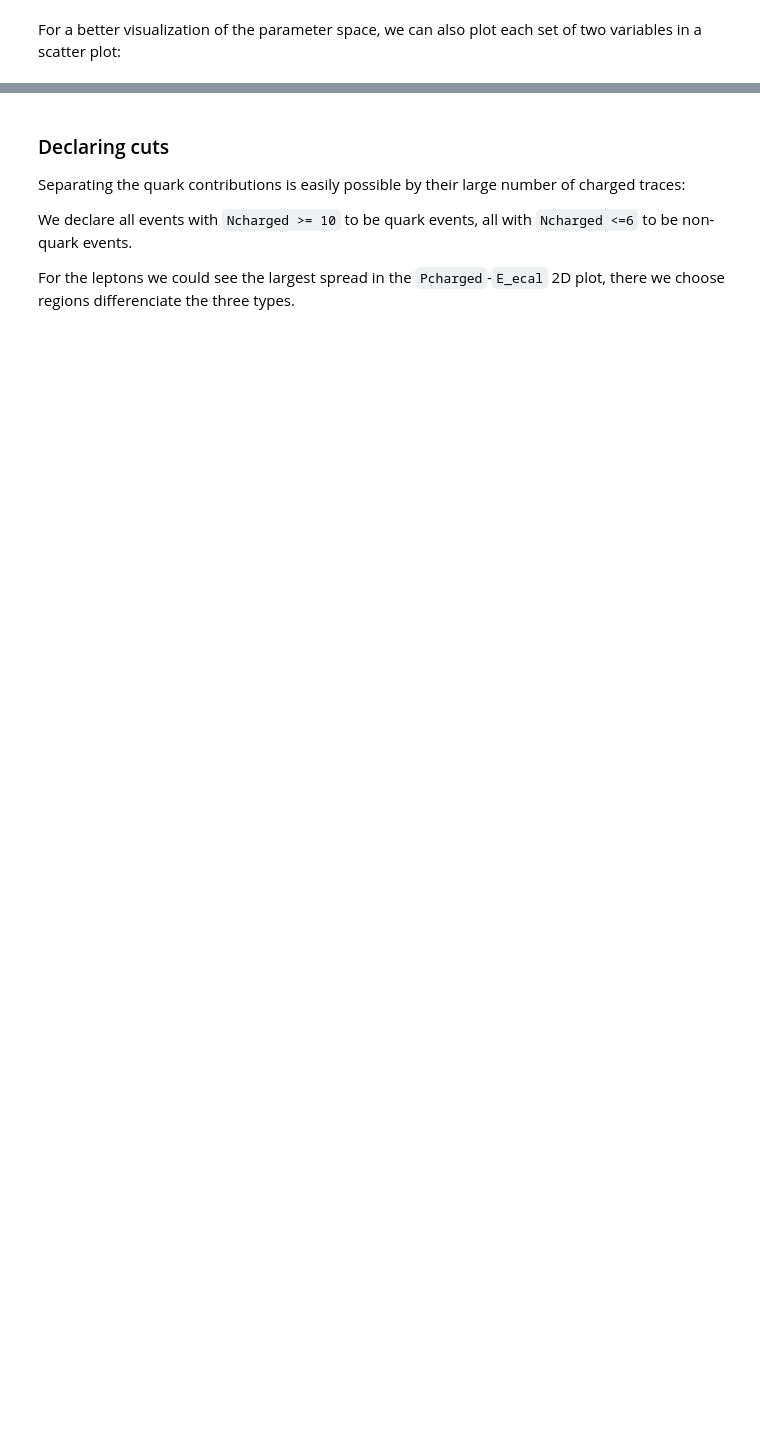
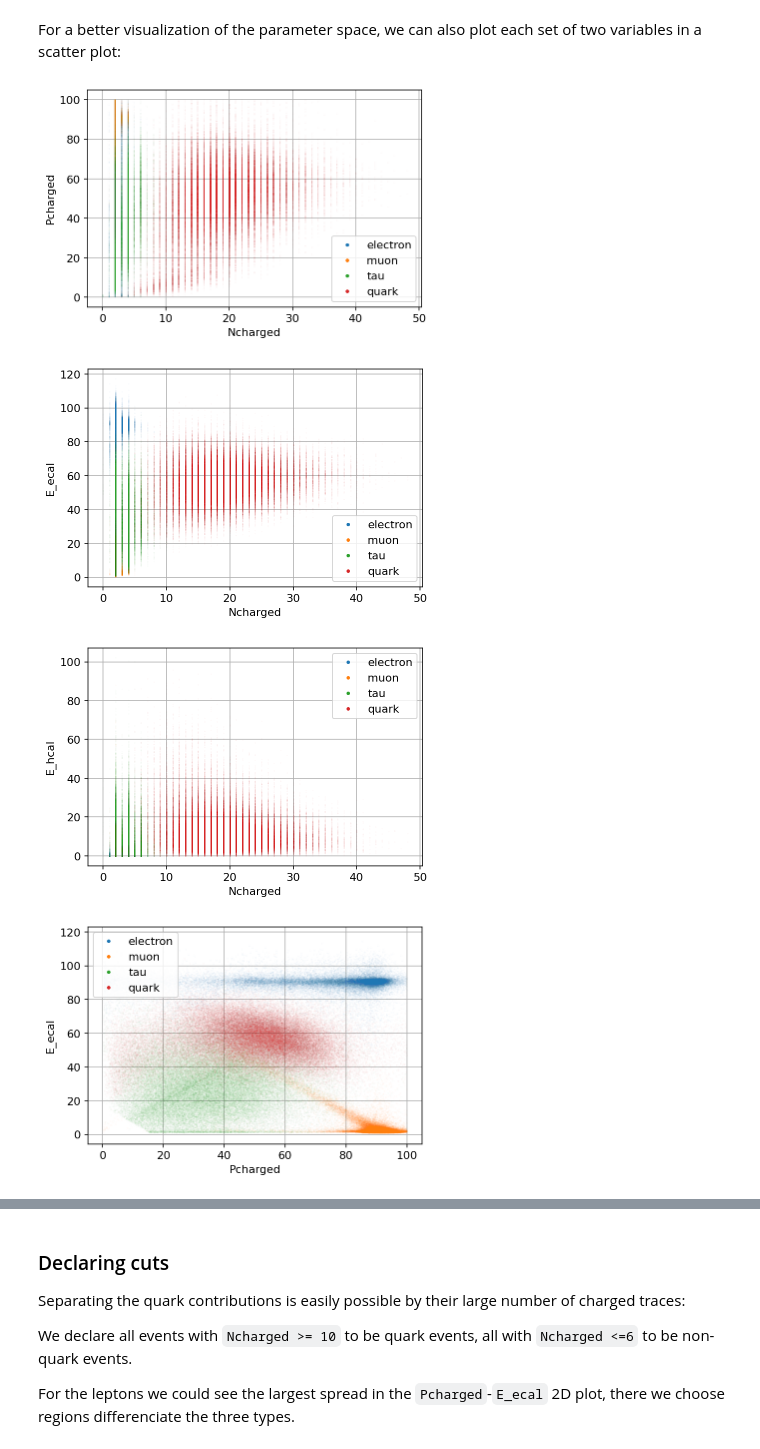
Before and after one commit to robingrether/z0-precisionmeasurement, a Jupyter notebook: z0_experiment.ipynb, the cells around one changed output, grey strips where cells are left out. Cells and saved outputs as stored; diff of their text form; code cells hidden in the pictures; blank space fills up the shorter version.

```diff
--- a/z0_experiment.ipynb
+++ b/z0_experiment.ipynb
@@ -117,21 +139,26 @@ For a better visualization of the parameter space, we can also plot each set of
 # %%
 ## get the default matplotlib color cycle as indexable array (needed to later prepare the legend)
 prop_cycle = plt.rcParams['axes.prop_cycle']
 default_colors = prop_cycle.by_key()['color']
 
 
 ## plot all combinations of interesting variables except for the angles
-if False:
+if True:
     for i in range(4):   # variable to be plotted on the x axis
         for j in range(i+1, 4):   # variable to be plotted on the y axis
 
             # plot faint datapoints
             for k, (particle, dataset) in enumerate(simulated_datasets.items()):
                 plt.plot(dataset[relevant_variables[i]], dataset[relevant_variables[j]], '.', ms=0.2, alpha=0.1)   # actual data
                 plt.plot([], [], '.', color=default_colors[k], ms=5, alpha=1, label=particle)   # better visible dots for legend
 
             plt.xlabel(relevant_variables[i])
             plt.ylabel(relevant_variables[j])
             plt.grid()
             plt.legend()
             plt.show()
+# %% [output]
+[figure, added]
+[figure, added]
+[figure, added]
+[figure, added]
```
Also changed, not shown: parts of 9 cells of this notebook.
